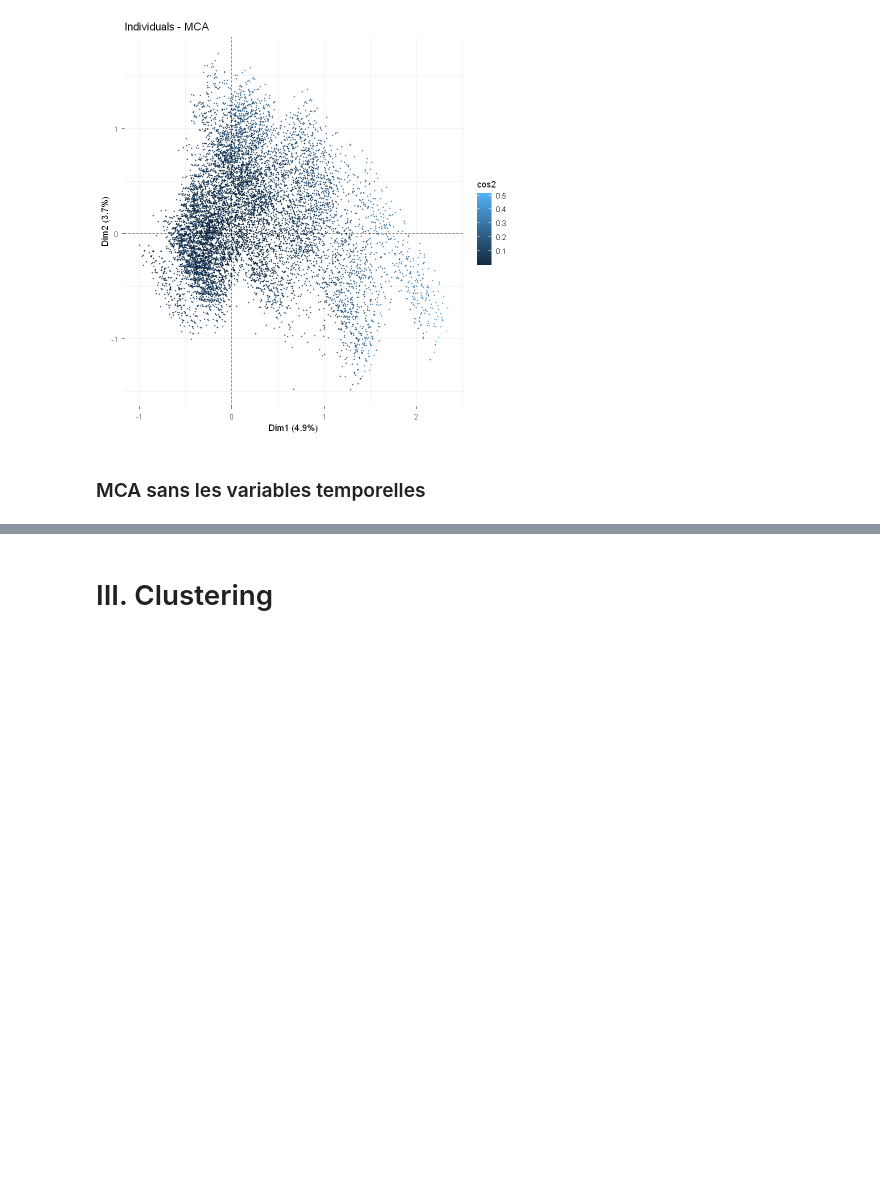
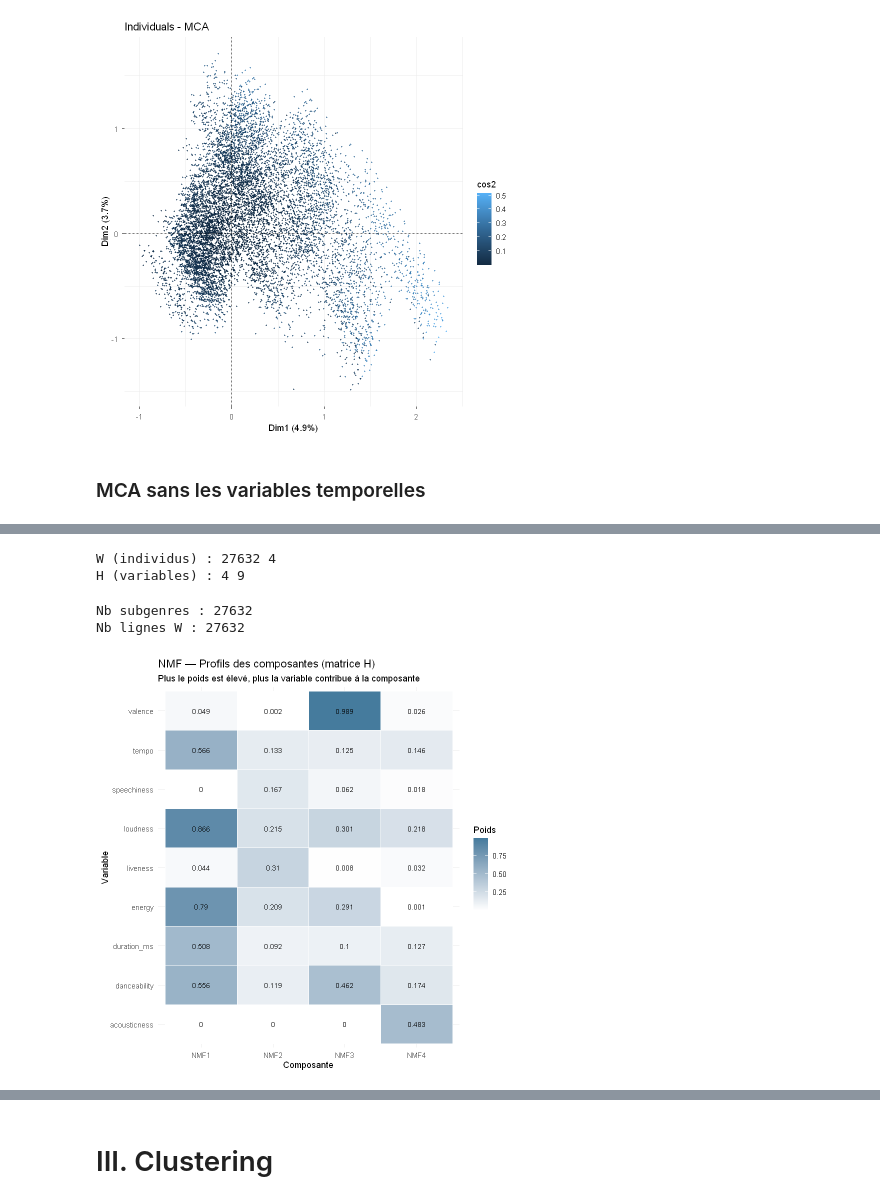
Before and after one commit to Aurore0925/Spotify_AD, a Jupyter notebook: Projet.ipynb, the cells around one changed output, grey strips where cells are left out. Saved outputs shown, nothing was run; the diff lists cells and outputs as text; code cells hidden in the pictures; blank space fills up the shorter version.

```diff
--- a/Projet.ipynb
+++ b/Projet.ipynb
@@ -522,0 +634,49 @@ fviz_mca_ind(df.mca2, col.ind = cat_df.sans_year$factor_popularity,
+# %%
+
+# W (n × r) : coordonnées des individus dans l'espace NMF
+# H (r × p) : profils des composantes (contribution des variables)
+
+W <- basis(nmf_model)    # individus
+H <- coef(nmf_model)     # variables
+
+colnames(W) <- paste0("NMF", 1:r_optimal)
+rownames(H) <- paste0("NMF", 1:r_optimal)
+colnames(H) <- nmf_vars
+
+cat("W (individus) :", dim(W), "\n")
+cat("H (variables) :", dim(H), "\n")
+# %% [output]
+W (individus) : 27632 4
+H (variables) : 4 9
+# %%
+
+# ── Interprétation des composantes : profils variables ───────────────────────
+# Heatmap de H : quelles variables contribuent à chaque composante ?
+
+H_df <- as.data.frame(t(H))
+H_df$variable <- rownames(H_df)
+H_long <- tidyr::pivot_longer(H_df, -variable,
+                               names_to = "composante",
+                               values_to = "poids")
+
+ggplot(H_long, aes(x = composante, y = variable, fill = poids)) +
+  geom_tile(color = "white") +
+  geom_text(aes(label = round(poids, 3)), size = 3) +
+  scale_fill_gradient(low = "white", high = "#457B9D") +
+  labs(title = "NMF — Profils des composantes (matrice H)",
+       x = "Composante", y = "Variable", fill = "Poids") +
+  theme_minimal()
+
+
+subgenres <- df %>%
+  dplyr::select(all_of(nmf_vars), playlist_subgenre) %>%
+  na.omit() %>%
+  distinct(across(all_of(nmf_vars)), .keep_all = TRUE) %>%
+  pull(playlist_subgenre)
+
+cat("Nb subgenres :", length(subgenres), "\n")
+cat("Nb lignes W :", nrow(W), "\n")
+# %% [output]
+Nb subgenres : 27632
+Nb lignes W : 27632
+[figure, added]
```
Also changed, not shown: parts of 14 cells of this notebook.
